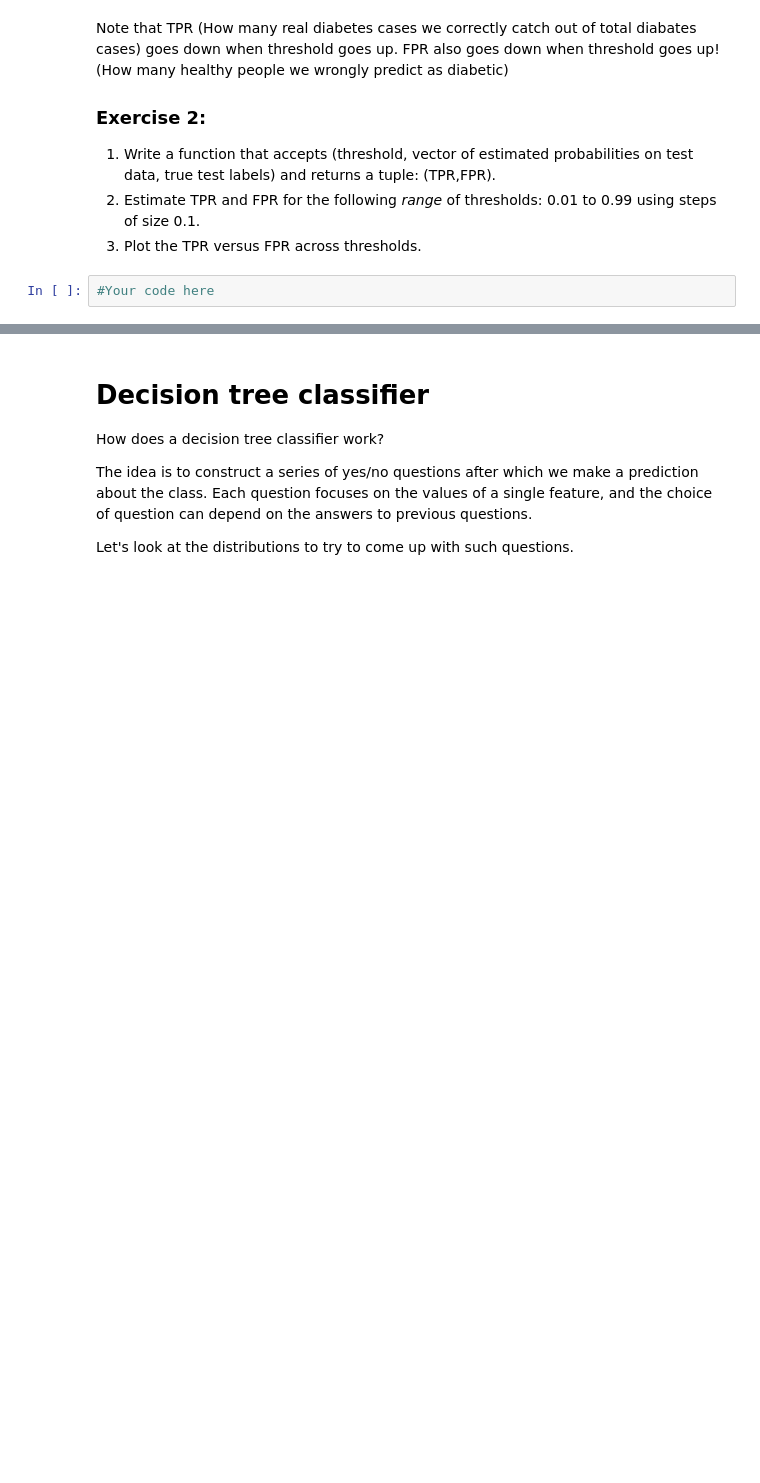
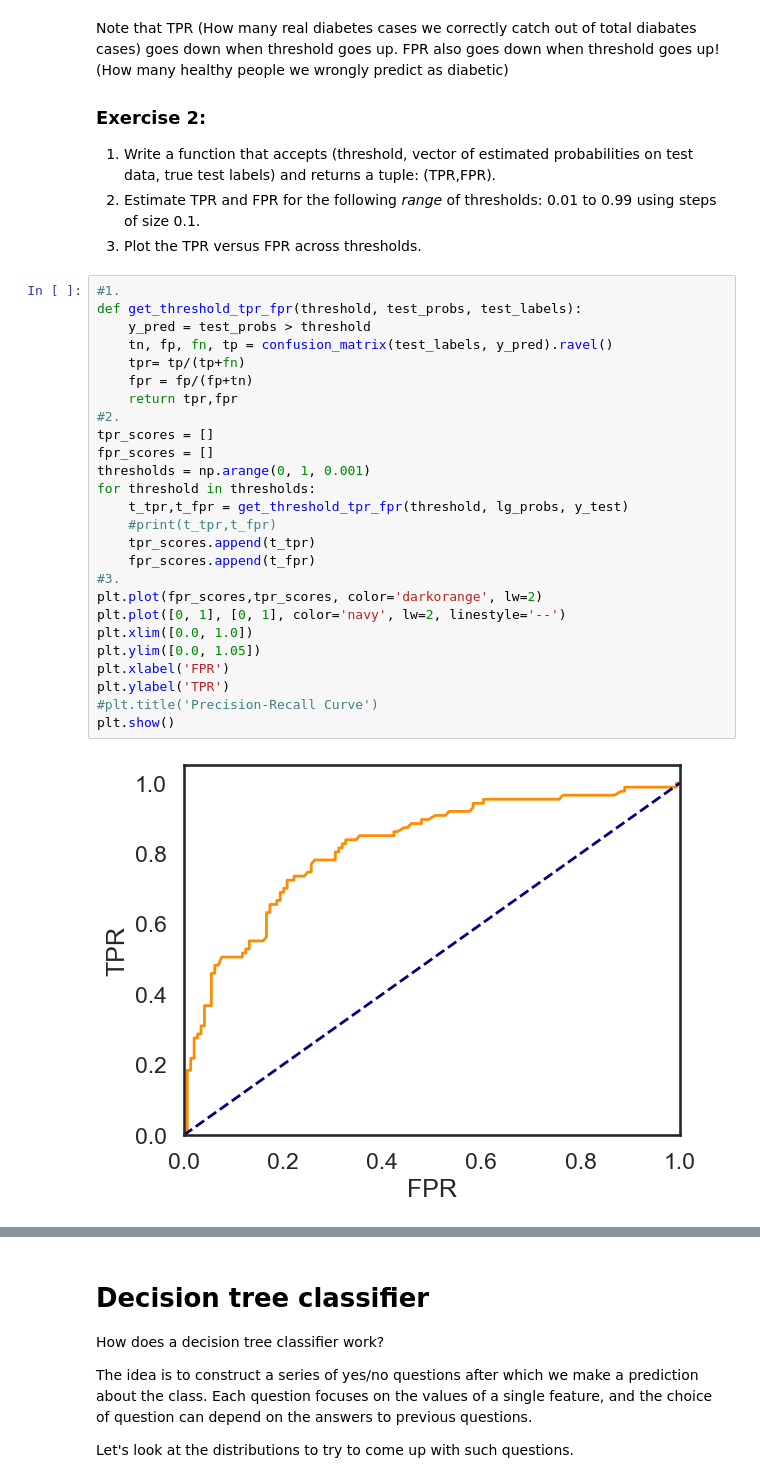
Before and after one commit to yoavram/PyDataSciBio, a Jupyter notebook: sessions/Classification_models_5.ipynb, the cells around one changed output, grey strips where cells are left out. Drawn from its saved outputs; the diff is of its cells as text; blank space fills up the shorter version.

```diff
--- a/sessions/Classification_models_5.ipynb
+++ b/sessions/Classification_models_5.ipynb
@@ -210,7 +310,33 @@ FPR also goes down when threshold goes up! (How many healthy people we wrongly p
 2. Estimate TPR and FPR for the following *range* of thresholds: 0.01 to 0.99 using steps of size 0.1.
 3. Plot the TPR versus FPR across thresholds.
 # %%
-#Your code here
+#1.
+def get_threshold_tpr_fpr(threshold, test_probs, test_labels):
+    y_pred = test_probs > threshold
+    tn, fp, fn, tp = confusion_matrix(test_labels, y_pred).ravel()
+    tpr= tp/(tp+fn)
+    fpr = fp/(fp+tn)
+    return tpr,fpr
+#2.
+tpr_scores = []
+fpr_scores = []
+thresholds = np.arange(0, 1, 0.001)
+for threshold in thresholds:
+    t_tpr,t_fpr = get_threshold_tpr_fpr(threshold, lg_probs, y_test)
+    #print(t_tpr,t_fpr)
+    tpr_scores.append(t_tpr)
+    fpr_scores.append(t_fpr)
+#3.
+plt.plot(fpr_scores,tpr_scores, color='darkorange', lw=2)
+plt.plot([0, 1], [0, 1], color='navy', lw=2, linestyle='--')
+plt.xlim([0.0, 1.0])
+plt.ylim([0.0, 1.05])
+plt.xlabel('FPR')
+plt.ylabel('TPR')
+#plt.title('Precision-Recall Curve')
+plt.show()
+# %% [output]
+[figure, added]
 # %% [markdown]
 #### This figure is called the ROC curve. why is this figure interesting?
 
```
Also changed, not shown: parts of 21 cells of this notebook.
